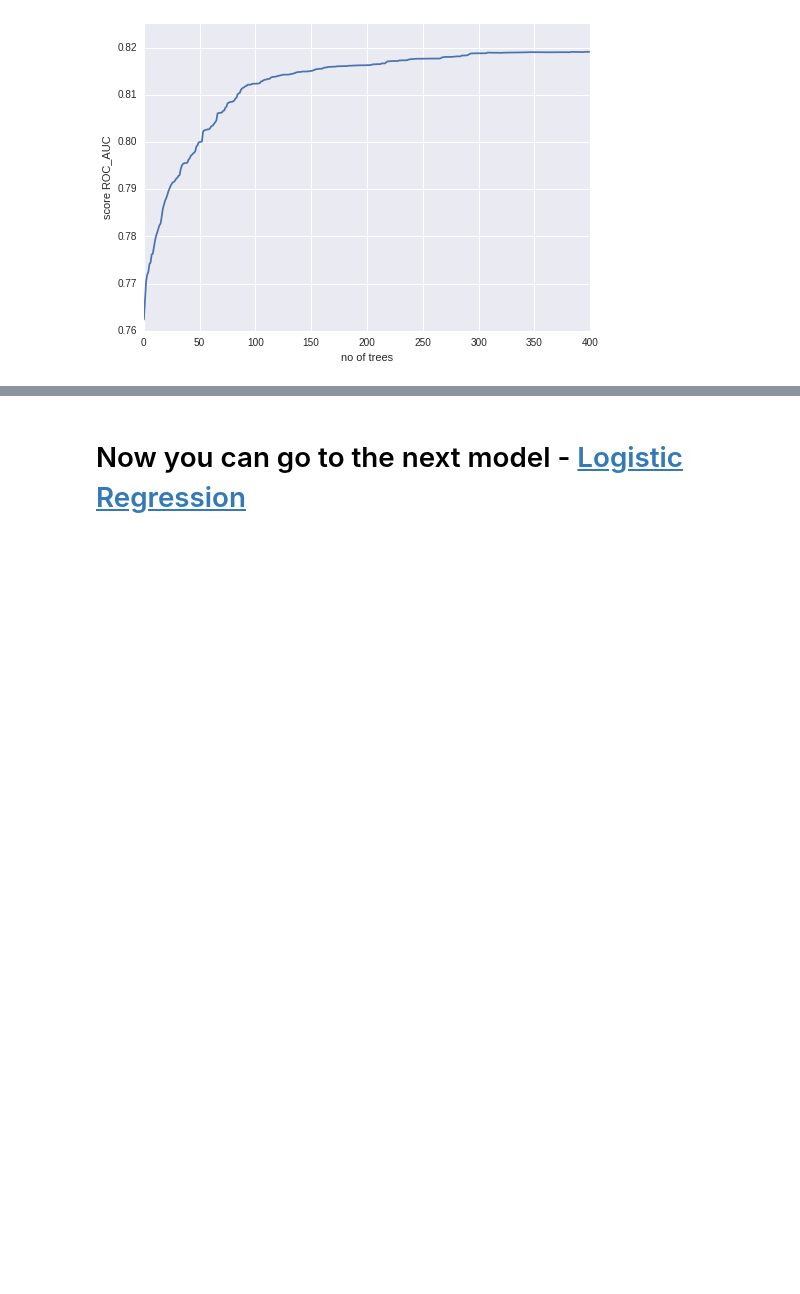
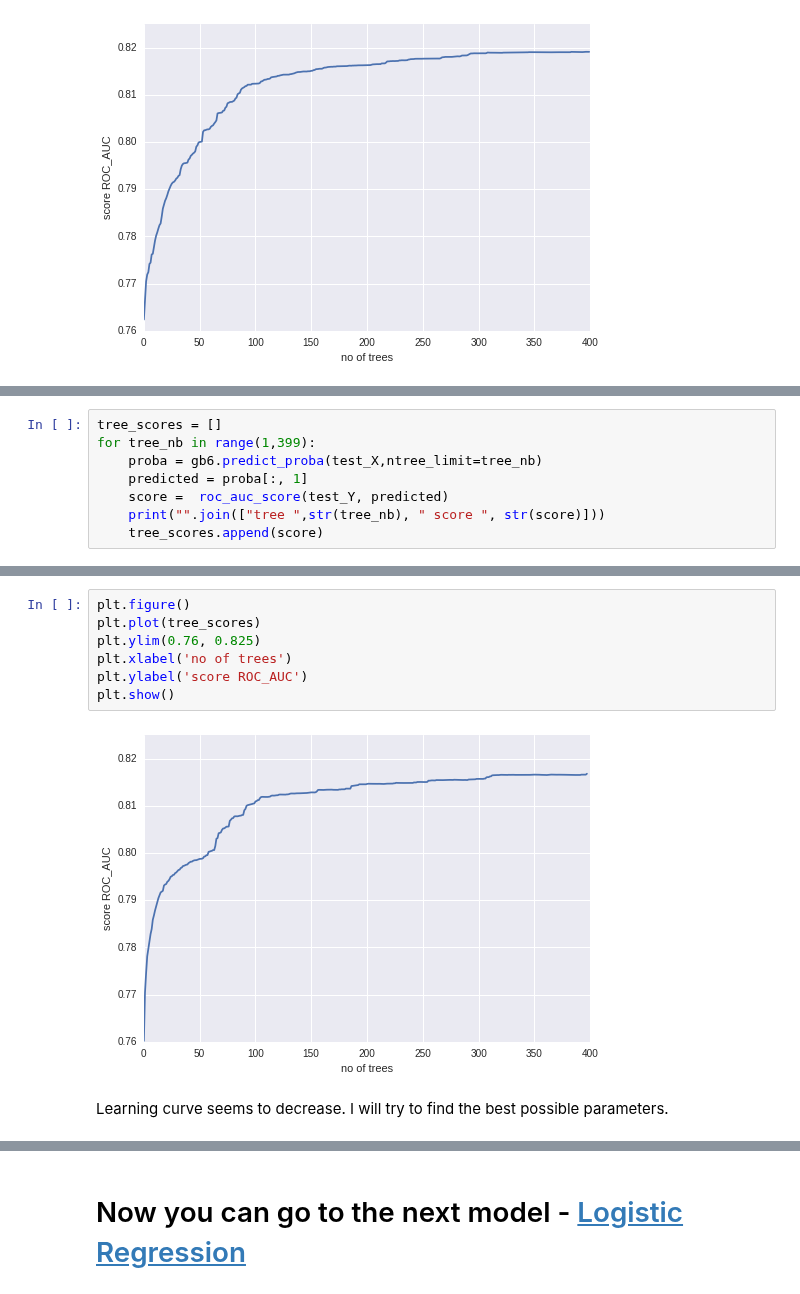
Before and after one commit to adendek/DownstreamTracking, a Jupyter notebook: SeedClasifier/BDT-XGBoost.ipynb, the cells around one changed output, grey strips where cells are left out. Cells and saved outputs as stored; diff of their text form; blank space fills up the shorter version.

```diff
--- a/SeedClasifier/BDT-XGBoost.ipynb
+++ b/SeedClasifier/BDT-XGBoost.ipynb
@@ -467,0 +567,8 @@ In comparable to sklearn's model I obtained about 1% of improvement! This is qui
+# %%
+tree_scores = []
+for tree_nb in range(1,399):
+    proba = gb6.predict_proba(test_X,ntree_limit=tree_nb)
+    predicted = proba[:, 1]
+    score =  roc_auc_score(test_Y, predicted)
+    print("".join(["tree ",str(tree_nb), " score ", str(score)]))
+    tree_scores.append(score)
@@ -467,0 +593,11 @@ In comparable to sklearn's model I obtained about 1% of improvement! This is qui
+# %%
+plt.figure()
+plt.plot(tree_scores)
+plt.ylim(0.76, 0.825)
+plt.xlabel('no of trees')
+plt.ylabel('score ROC_AUC')
+plt.show()
+# %% [output]
+[figure, added]
+# %% [markdown]
+Learning curve seems to decrease. I will try to find the best possible parameters.
```
Also changed, not shown: parts of 39 cells of this notebook.
